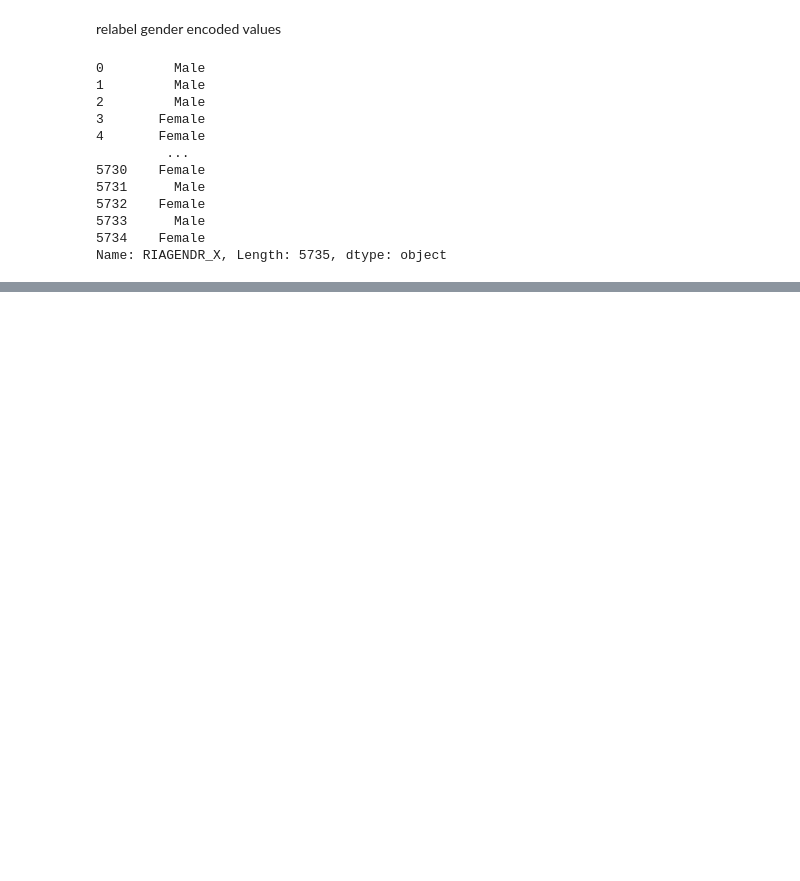
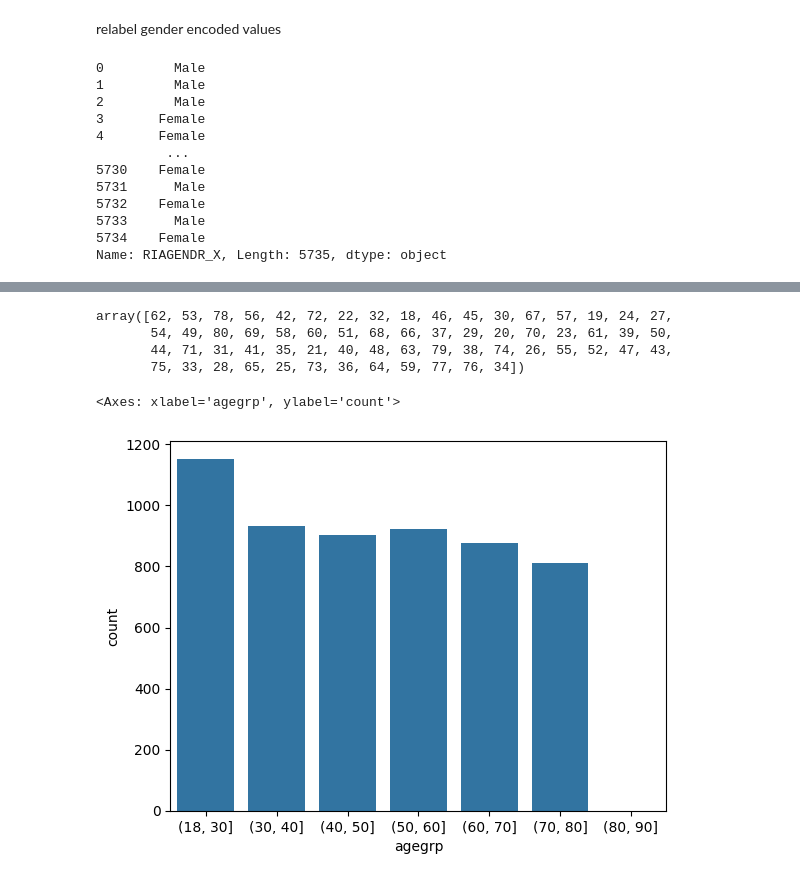
Before and after one commit to ujjwal-basnet/Pandas-, a Jupyter notebook: NHAES-case-study.ipynb, the cells around one changed output, grey strips where cells are left out. Saved outputs shown, nothing was run; the diff lists cells and outputs as text; code cells hidden in the pictures; blank space fills up the shorter version.

```diff
--- a/NHAES-case-study.ipynb
+++ b/NHAES-case-study.ipynb
@@ -96,0 +210,15 @@ Name: RIAGENDR_X, Length: 5735, dtype: object
+# %%
+df.RIDAGEYR.unique()
+# %% [output]
+array([62, 53, 78, 56, 42, 72, 22, 32, 18, 46, 45, 30, 67, 57, 19, 24, 27,
+       54, 49, 80, 69, 58, 60, 51, 68, 66, 37, 29, 20, 70, 23, 61, 39, 50,
+       44, 71, 31, 41, 35, 21, 40, 48, 63, 79, 38, 74, 26, 55, 52, 47, 43,
+       75, 33, 28, 65, 25, 73, 36, 64, 59, 77, 76, 34])
+# %%
+#strafication
+df["agegrp"] = pd.cut(x = df.RIDAGEYR , bins = [18 , 30 , 40 , 50 , 60 , 70 , 80 , 90 ] )
+# %%
+sns.countplot(x = df['agegrp'] , )
+# %% [output]
+<Axes: xlabel='agegrp', ylabel='count'>
+[figure, added]
```
Also changed, not shown: parts of 25 cells of this notebook.
